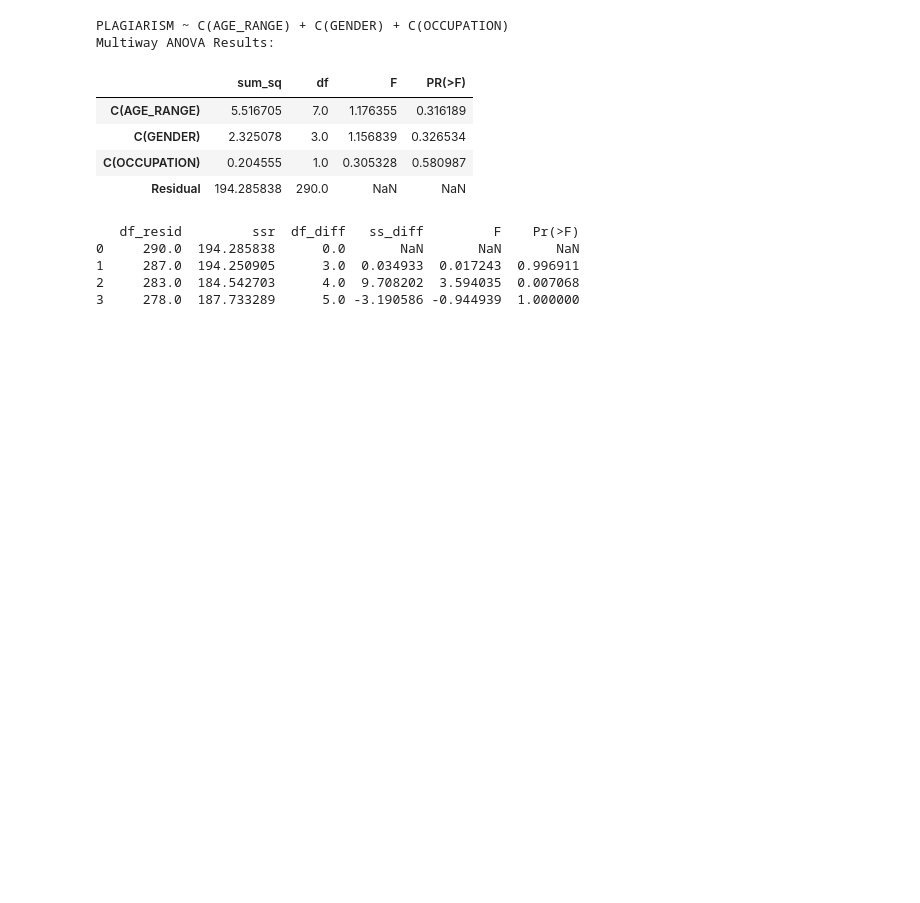
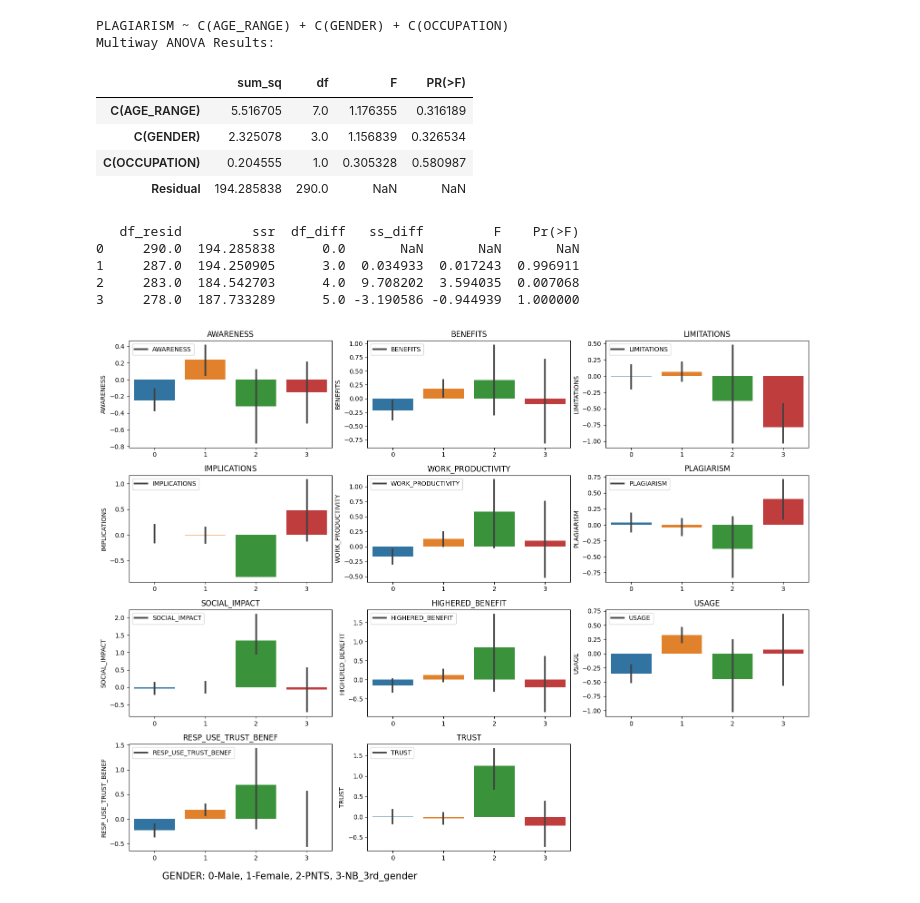
Before and after one commit to cfsarmiento/Early-Perceptions-of-Impact-of-Generative-AI-on-Higher-Education-Research, a Jupyter notebook: ChatGPT_poll_composite_vars_analysis.ipynb, the cells around one changed output. Saved outputs shown, nothing was run; the diff lists cells and outputs as text; code cells hidden in the pictures; blank space fills up the shorter version.

```diff
--- a/ChatGPT_poll_composite_vars_analysis.ipynb
+++ b/ChatGPT_poll_composite_vars_analysis.ipynb
@@ -594,3 +594,68 @@ print(table1)
 1     287.0  194.250905      3.0  0.034933  0.017243  0.996911
 2     283.0  184.542703      4.0  9.708202  3.594035  0.007068
 3     278.0  187.733289      5.0 -3.190586 -0.944939  1.000000
+# %%
+import numpy as np
+import matplotlib.pyplot as plt
+import seaborn as sns
+
+# Set the number of rows and columns for the grid
+num_rows = 4
+num_cols = 3
+
+categorical_var_name='GENDER'
+# Create a list of categorical variables
+# You can replace this with your actual categorical variable data
+categorical_var = result_df[categorical_var_name]
+cat_codes = categorical_var.unique()  # Unique categorical codes
+
+# Define the list of variables
+variables = ['AWARENESS', 'BENEFITS', 'LIMITATIONS', 'IMPLICATIONS',
+             'WORK_PRODUCTIVITY', 'PLAGIARISM', 'SOCIAL_IMPACT',
+             'HIGHERED_BENEFIT', 'USAGE', 'RESP_USE_TRUST_BENEF', 'TRUST']
+
+# Create a figure and axes for the subplots
+fig, axes = plt.subplots(num_rows, num_cols, figsize=(16, 12))
+fig.subplots_adjust(hspace=0.5)  # Adjust the vertical spacing between subplots
+
+# Loop over each variable and subplot
+for i, variable in enumerate(variables):
+    row = i // num_cols
+    col = i % num_cols
+
+    ax = axes[row, col]
+
+    # Replace this with your actual data
+    # Generate mock data for demonstration
+    data = result_df[variable]
+
+    # Create the bar plot
+    sns.barplot(x=categorical_var, y=data, ax=ax)
+
+    # Set the xticks and labels
+    ax.set_xticks(np.arange(len(categorical_var.unique())))
+    ax.set_xticklabels(np.arange(len(categorical_var.unique())))
+
+    # Set the title of the subplot
+    ax.set_title(variable)
+    ax.set_xlabel('')
+
+    # Set the legend
+    ax.legend([variable], loc='upper left')
+
+# Remove any unused subplots
+for i in range(len(variables), num_rows * num_cols):
+    fig.delaxes(axes.flatten()[i])
+
+# Create code-description pairs
+code_desc_pairs = [f"{code}-{desc}" for code, desc in zip(np.arange(len(categorical_var.unique())),cat_codes)]
+bottom_legend = categorical_var_name +': '+', '.join(code_desc_pairs)
+
+# Add code-description text at the bottom of the grid
+fig.text(0.1, -0.02, bottom_legend,fontsize = 15, ha='left')
+
+# Show the plots
+plt.tight_layout()
+plt.show()
+# %% [output]
+[figure, added]
```
Also changed, not shown: parts of 7 cells of this notebook.
